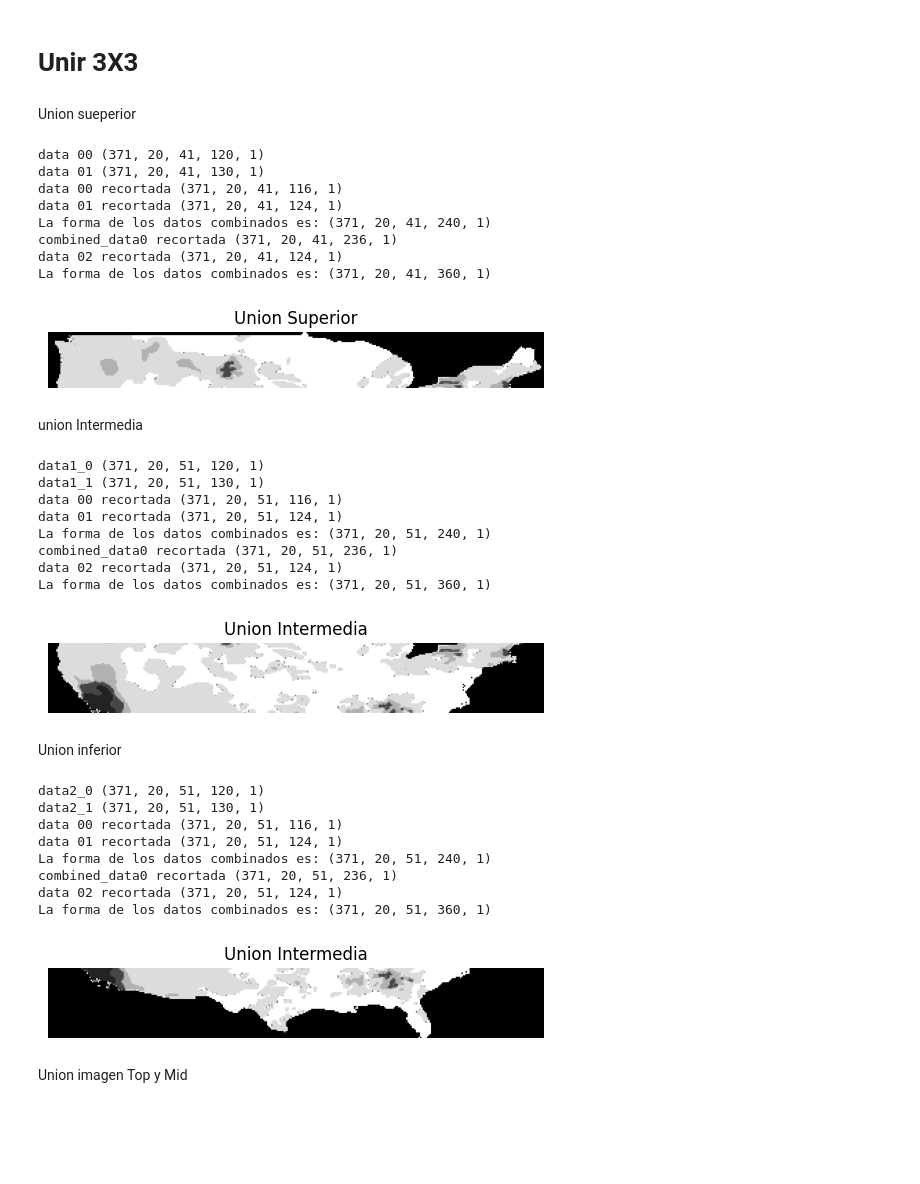
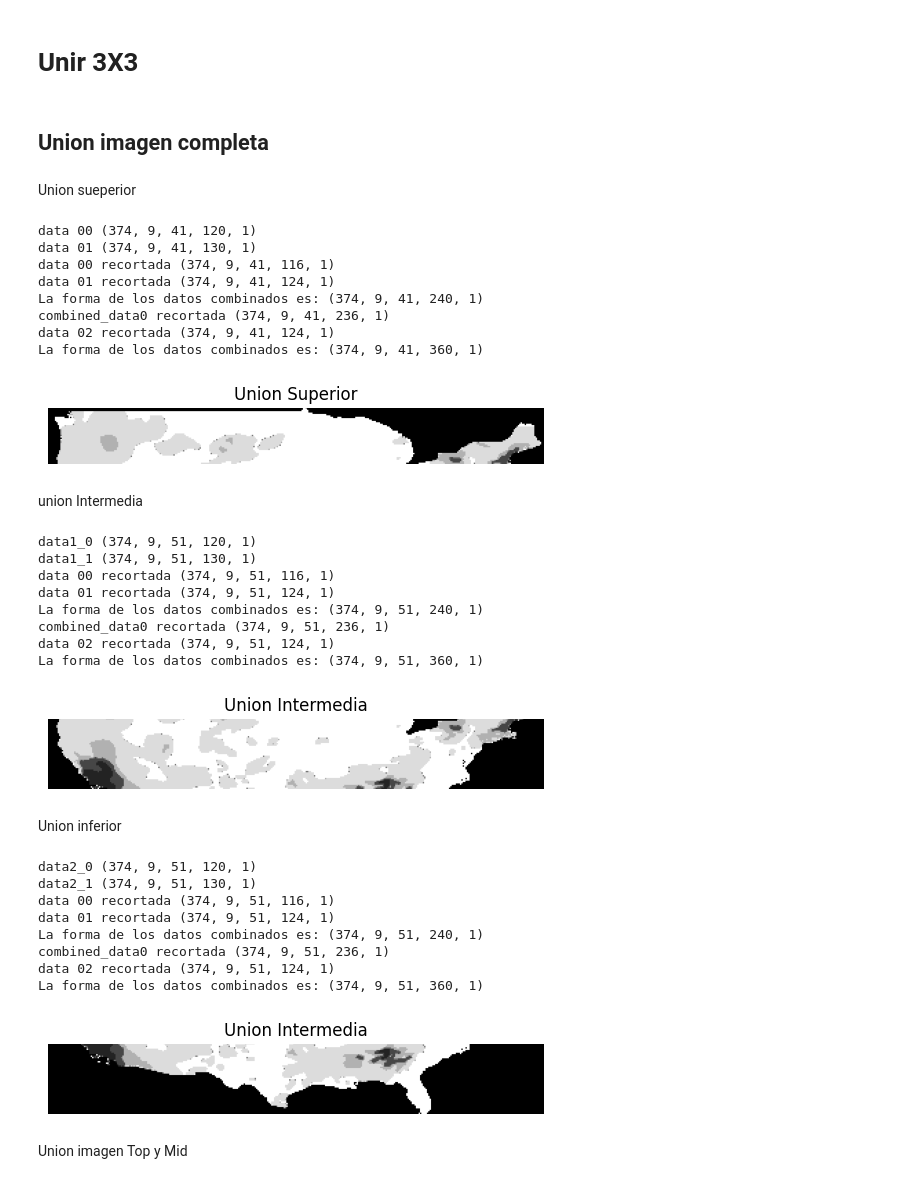
Before and after one commit to SahirReyes30/ImageXpartes, a Jupyter notebook: AlgorimoConvLSTMUnirImagenes.ipynb, the cells around one changed output. Saved outputs shown, nothing was run; the diff lists cells and outputs as text; code cells hidden in the pictures; blank space fills up the shorter version.

```diff
--- a/AlgorimoConvLSTMUnirImagenes.ipynb
+++ b/AlgorimoConvLSTMUnirImagenes.ipynb
@@ -280,6 +280,8 @@ x_test (370, 9, 122, 360, 1)
 y_test (370, 122, 360, 1)
 # %% [markdown]
 # Unir 3X3
+# %% [markdown]
+## Union imagen completa
 # %%
 
 
@@ -299,9 +301,9 @@ y_test (370, 122, 360, 1)
 # %% [markdown]
 Union sueperior
 # %%
-data0_0 = np.load("DroughtDatasetMask/dataset/Resultados3x3/v1w21/41_120Part0_0/PredictionsConvolutionLSTM_forecast_41_120_Part0_0_w21.npy")
-data0_1 = np.load("DroughtDatasetMask/dataset/Resultados3x3/v1w21/41_130Part0_1/PredictionsConvolutionLSTM_forecast_41_130_Part0_1_w21.npy")
-data0_2 = np.load("DroughtDatasetMask/dataset/Resultados3x3/v1w21/41_130Part0_2/PredictionsConvolutionLSTM_forecast_41_130_Part0_2_w21.npy")
+data0_0 = np.load("DroughtDatasetMask/dataset/Resultados3x3/v2w10/41_120Part0_0/PredictionsConvolutionLSTM_forecast_41_120_Part0_0_w10.npy")
+data0_1 = np.load("DroughtDatasetMask/dataset/Resultados3x3/v2w10/41_130Part0_1/PredictionsConvolutionLSTM_forecast_41_130_Part0_1_w10.npy")
+data0_2 = np.load("DroughtDatasetMask/dataset/Resultados3x3/v2w10/41_130Part0_2/PredictionsConvolutionLSTM_forecast_41_130_Part0_2_w10.npy")
 
 print("data 00",data0_0.shape)
 print("data 01",data0_1.shape)
@@ -311,49 +313,49 @@ print("data 00 recortada",data0_0.shape)
 print("data 01 recortada",data0_1.shape)
 
 #concatena los datos
 combined_data0_1 = np.concatenate((data0_0, data0_1), axis=3)
 
 # La forma final esperada debería ser (371, 4, 61, 360, 1)
 print("La forma de los datos combinados es:", combined_data0_1.shape)
 
 combined_data0_1 = combined_data0_1[:, :, :, :-4, :] # recorte del lado derecho
 print ("combined_data0 recortada",combined_data0_1.shape)
 
 data0_2 = data0_2[:, :, :, 6:, :] # recorte del lado izquierdo
 print("data 02 recortada",data0_2.shape)
 
 #concatena los datos
 combined_data0_2 = np.concatenate((combined_data0_1, data0_2), axis=3)
 
 # La forma final esperada debería ser (371, 4, 41, 240, 1)
 print("La forma de los datos combinados es:", combined_data0_2.shape)
 
 # Guardar el array combinado
 #output_path = "/path/to/combined_data.npy"
 #np.save(output_path, combined_data)
 
 #plot de la primera imagen
 plt.imshow(combined_data0_2[0,0], cmap='gray')
 plt.title("Union Superior")
 plt.axis('off')
 plt.show()
 # %% [output]
-data 00 (371, 20, 41, 120, 1)
-data 01 (371, 20, 41, 130, 1)
-data 00 recortada (371, 20, 41, 116, 1)
-data 01 recortada (371, 20, 41, 124, 1)
-La forma de los datos combinados es: (371, 20, 41, 240, 1)
-combined_data0 recortada (371, 20, 41, 236, 1)
-data 02 recortada (371, 20, 41, 124, 1)
-La forma de los datos combinados es: (371, 20, 41, 360, 1)
+data 00 (374, 9, 41, 120, 1)
+data 01 (374, 9, 41, 130, 1)
+data 00 recortada (374, 9, 41, 116, 1)
+data 01 recortada (374, 9, 41, 124, 1)
+La forma de los datos combinados es: (374, 9, 41, 240, 1)
+combined_data0 recortada (374, 9, 41, 236, 1)
+data 02 recortada (374, 9, 41, 124, 1)
+La forma de los datos combinados es: (374, 9, 41, 360, 1)
-[figure, old version]
+[figure, new version]
 # %% [markdown]
 union Intermedia
 # %%
 
-data1_0 = np.load("DroughtDatasetMask/dataset/Resultados3x3/v1w21/51_120Part1_0/PredictionsConvolutionLSTM_forecast_51_120_Part1_0_w21.npy")
-data1_1 = np.load("DroughtDatasetMask/dataset/Resultados3x3/v1w21/51_130Part1_1/PredictionsConvolutionLSTM_forecast_51_130_Part1_1_w21.npy")
-data1_2 = np.load("DroughtDatasetMask/dataset/Resultados3x3/v1w21/51_130Part1_2/PredictionsConvolutionLSTM_forecast_51_130_Part1_2_w21.npy")
+data1_0 = np.load("DroughtDatasetMask/dataset/Resultados3x3/v2w10/51_120Part1_0/PredictionsConvolutionLSTM_forecast_51_120_Part1_0_w10.npy")
+data1_1 = np.load("DroughtDatasetMask/dataset/Resultados3x3/v2w10/51_130Part1_1/PredictionsConvolutionLSTM_forecast_51_130_Part1_1_w10.npy")
+data1_2 = np.load("DroughtDatasetMask/dataset/Resultados3x3/v2w10/51_130Part1_2/PredictionsConvolutionLSTM_forecast_51_130_Part1_2_w10.npy")
 
 print("data1_0",data1_0.shape)
 print("data1_1",data1_1.shape)
@@ -390,22 +392,22 @@ plt.title("Union Intermedia")
 plt.axis('off')
 plt.show()
 # %% [output]
-data1_0 (371, 20, 51, 120, 1)
-data1_1 (371, 20, 51, 130, 1)
-data 00 recortada (371, 20, 51, 116, 1)
-data 01 recortada (371, 20, 51, 124, 1)
-La forma de los datos combinados es: (371, 20, 51, 240, 1)
-combined_data0 recortada (371, 20, 51, 236, 1)
-data 02 recortada (371, 20, 51, 124, 1)
-La forma de los datos combinados es: (371, 20, 51, 360, 1)
+data1_0 (374, 9, 51, 120, 1)
+data1_1 (374, 9, 51, 130, 1)
+data 00 recortada (374, 9, 51, 116, 1)
+data 01 recortada (374, 9, 51, 124, 1)
+La forma de los datos combinados es: (374, 9, 51, 240, 1)
+combined_data0 recortada (374, 9, 51, 236, 1)
+data 02 recortada (374, 9, 51, 124, 1)
+La forma de los datos combinados es: (374, 9, 51, 360, 1)
-[figure, old version]
+[figure, new version]
 # %% [markdown]
 Union inferior
 # %%
 
-data2_0 = np.load("DroughtDatasetMask/dataset/Resultados3x3/v1w21/51_120Part2_0/PredictionsConvolutionLSTM_forecast_51_120_Part2_0_w21.npy")
-data2_1 = np.load("DroughtDatasetMask/dataset/Resultados3x3/v1w21/51_130Part2_1/PredictionsConvolutionLSTM_forecast_51_130_Part2_1_w21.npy")
-data2_2 = np.load("DroughtDatasetMask/dataset/Resultados3x3/v1w21/51_130Part2_2/PredictionsConvolutionLSTM_forecast_51_130_Part2_2_w21.npy")
+data2_0 = np.load("DroughtDatasetMask/dataset/Resultados3x3/v2w10/51_120Part2_0/PredictionsConvolutionLSTM_forecast_51_120_Part2_0_w10.npy")
+data2_1 = np.load("DroughtDatasetMask/dataset/Resultados3x3/v2w10/51_130Part2_1/PredictionsConvolutionLSTM_forecast_51_130_Part2_1_w10.npy")
+data2_2 = np.load("DroughtDatasetMask/dataset/Resultados3x3/v2w10/51_130Part2_2/PredictionsConvolutionLSTM_forecast_51_130_Part2_2_w10.npy")
 
 print("data2_0",data2_0.shape)
 print("data2_1",data2_1.shape)
@@ -442,15 +444,15 @@ plt.title("Union Intermedia")
 plt.axis('off')
 plt.show()
 # %% [output]
-data2_0 (371, 20, 51, 120, 1)
-data2_1 (371, 20, 51, 130, 1)
-data 00 recortada (371, 20, 51, 116, 1)
-data 01 recortada (371, 20, 51, 124, 1)
-La forma de los datos combinados es: (371, 20, 51, 240, 1)
-combined_data0 recortada (371, 20, 51, 236, 1)
-data 02 recortada (371, 20, 51, 124, 1)
-La forma de los datos combinados es: (371, 20, 51, 360, 1)
+data2_0 (374, 9, 51, 120, 1)
+data2_1 (374, 9, 51, 130, 1)
+data 00 recortada (374, 9, 51, 116, 1)
+data 01 recortada (374, 9, 51, 124, 1)
+La forma de los datos combinados es: (374, 9, 51, 240, 1)
+combined_data0 recortada (374, 9, 51, 236, 1)
+data 02 recortada (374, 9, 51, 124, 1)
+La forma de los datos combinados es: (374, 9, 51, 360, 1)
-[figure, old version]
+[figure, new version]
 # %% [markdown]
 Union imagen Top y Mid
 # %%
```
Also changed, not shown: parts of 17 cells of this notebook, 1 other file.
